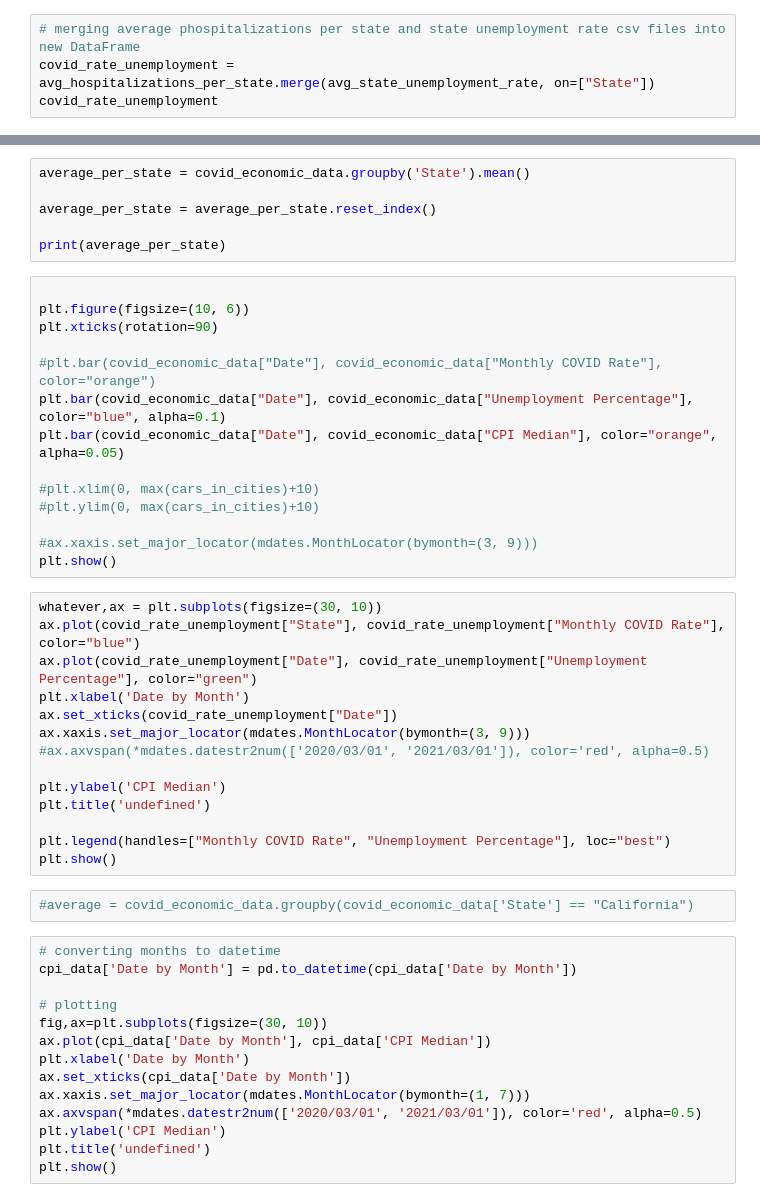
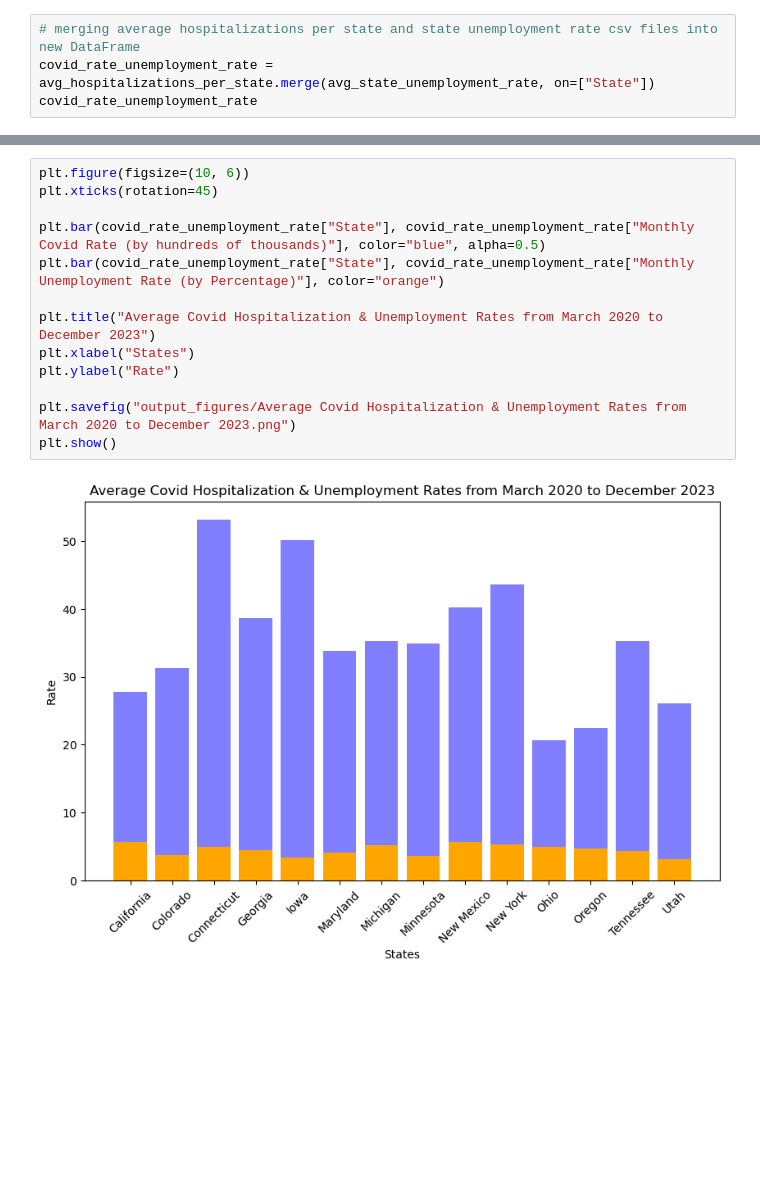
Before and after one commit to Csaldivar23/Project_1, a Jupyter notebook: Covid_Economic_Impact.ipynb, the cells around one changed output, grey strips where cells are left out. Cells and saved outputs as stored; diff of their text form; blank space fills up the shorter version.

```diff
--- a/Covid_Economic_Impact.ipynb
+++ b/Covid_Economic_Impact.ipynb
@@ -37,4 +252,4 @@ cpi_data
 # %%
-# merging average phospitalizations per state and state unemployment rate csv files into new DataFrame
-covid_rate_unemployment = avg_hospitalizations_per_state.merge(avg_state_unemployment_rate, on=["State"])
-covid_rate_unemployment
+# merging average hospitalizations per state and state unemployment rate csv files into new DataFrame
+covid_rate_unemployment_rate = avg_hospitalizations_per_state.merge(avg_state_unemployment_rate, on=["State"])
+covid_rate_unemployment_rate
@@ -49,50 +272,15 @@ covid_economic_data.head()
-# %%
-average_per_state = covid_economic_data.groupby('State').mean()
-
-average_per_state = average_per_state.reset_index()
-
-print(average_per_state)
-# %%
-
-plt.figure(figsize=(10, 6))
-plt.xticks(rotation=90)
-
-#plt.bar(covid_economic_data["Date"], covid_economic_data["Monthly COVID Rate"], color="orange")
-plt.bar(covid_economic_data["Date"], covid_economic_data["Unemployment Percentage"], color="blue", alpha=0.1)
-plt.bar(covid_economic_data["Date"], covid_economic_data["CPI Median"], color="orange", alpha=0.05)
-
-#plt.xlim(0, max(cars_in_cities)+10)
-#plt.ylim(0, max(cars_in_cities)+10)
-
-#ax.xaxis.set_major_locator(mdates.MonthLocator(bymonth=(3, 9)))
-plt.show()
-# %%
-whatever,ax = plt.subplots(figsize=(30, 10))
-ax.plot(covid_rate_unemployment["State"], covid_rate_unemployment["Monthly COVID Rate"], color="blue")
-ax.plot(covid_rate_unemployment["Date"], covid_rate_unemployment["Unemployment Percentage"], color="green")
-plt.xlabel('Date by Month')
-ax.set_xticks(covid_rate_unemployment["Date"])
-ax.xaxis.set_major_locator(mdates.MonthLocator(bymonth=(3, 9)))
-#ax.axvspan(*mdates.datestr2num(['2020/03/01', '2021/03/01']), color='red', alpha=0.5)
-
-plt.ylabel('CPI Median')
-plt.title('undefined')
-
-plt.legend(handles=["Monthly COVID Rate", "Unemployment Percentage"], loc="best")
-plt.show()
-# %%
-#average = covid_economic_data.groupby(covid_economic_data['State'] == "California")
-# %%
-# converting months to datetime
-cpi_data['Date by Month'] = pd.to_datetime(cpi_data['Date by Month'])
-
-# plotting
-fig,ax=plt.subplots(figsize=(30, 10))
-ax.plot(cpi_data['Date by Month'], cpi_data['CPI Median'])
-plt.xlabel('Date by Month')
-ax.set_xticks(cpi_data['Date by Month'])
-ax.xaxis.set_major_locator(mdates.MonthLocator(bymonth=(1, 7)))
-ax.axvspan(*mdates.datestr2num(['2020/03/01', '2021/03/01']), color='red', alpha=0.5)
-plt.ylabel('CPI Median')
-plt.title('undefined')
-plt.show()
+# %%
+plt.figure(figsize=(10, 6))
+plt.xticks(rotation=45)
+
+plt.bar(covid_rate_unemployment_rate["State"], covid_rate_unemployment_rate["Monthly Covid Rate (by hundreds of thousands)"], color="blue", alpha=0.5)
+plt.bar(covid_rate_unemployment_rate["State"], covid_rate_unemployment_rate["Monthly Unemployment Rate (by Percentage)"], color="orange")
+
+plt.title("Average Covid Hospitalization & Unemployment Rates from March 2020 to December 2023")
+plt.xlabel("States")
+plt.ylabel("Rate")
+
+plt.savefig("output_figures/Average Covid Hospitalization & Unemployment Rates from March 2020 to December 2023.png")
+plt.show()
+# %% [output]
+[figure, added]
```
Also changed, not shown: parts of 18 cells of this notebook, 6 other files.
